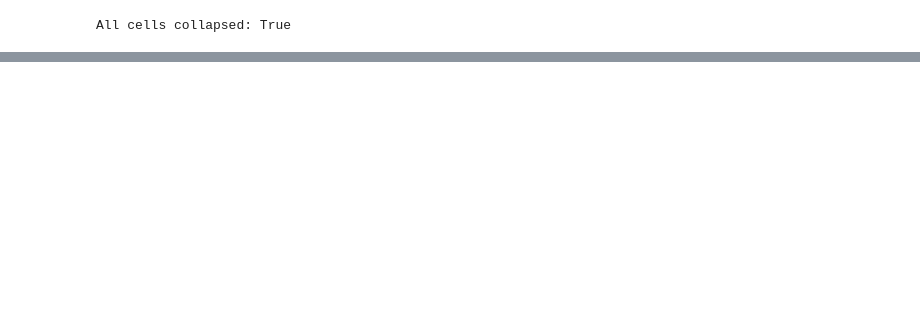
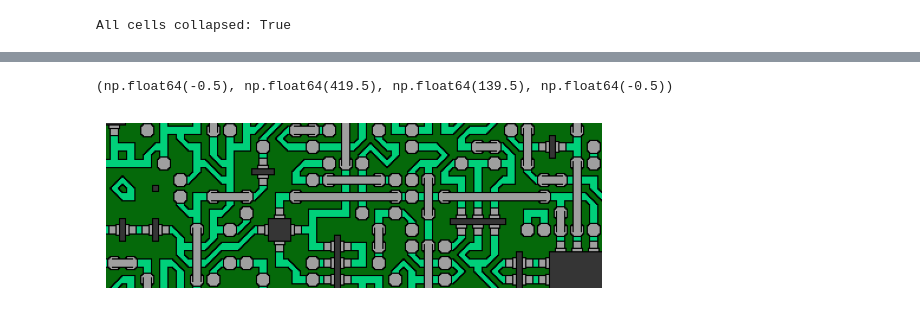
Before and after one commit to Ngoc-Cac/Wave-Function-Collapse, a Jupyter notebook: src/demo.ipynb, the cells around one changed output, grey strips where cells are left out. Cells and saved outputs as stored; diff of their text form; code cells hidden in the pictures; blank space fills up the shorter version.

```diff
--- a/src/demo.ipynb
+++ b/src/demo.ipynb
@@ -63,0 +80,11 @@ pass
+# %%
+tileset_name = 'Circuit'
+tile_folder = osp.join('..', 'images', 'tilesets', tileset_name)
+patterns = load_patterns(tile_folder, rotate=False)
+
+#removing the new skew pattern
+patterns = patterns[:5] + patterns[7:]
+
+fig, axes = show_tiles(patterns)
+fig.suptitle(f'All tiles in {tileset_name} tileset')
+pass
@@ -63,0 +139,34 @@ pass
+# %%
+from wfc.cell_image import Direction
+
+class CustomTile(TileImage):
+    __slots__="index"
+    # This class now receives an additional index of the tile
+    def __init__(self, index, pattern, frequency):
+        super().__init__(pattern, frequency)
+
+        self.index = index
+
+    # adding a custom constraint check
+    def is_adjacent_to(self, tile: 'CustomTile', direction: Direction) -> bool:
+        # only the skew patterns need a different check, that is tiles with indices 4, 5, 21-24
+        # the rest can be checked with the default constraint
+        if not ((tile.index in [4, 5, 21, 22, 23, 24]) or (self.index in [4, 5, 21, 22, 23, 24])):
+            return super().is_adjacent_to(tile, direction)
+        match direction:
+            case Direction.UP:
+                return encoded_patterns[self.index][1, 1] == encoded_patterns[tile.index][0, 0]
+            case Direction.DOWN:
+                return encoded_patterns[self.index][0, 0] == encoded_patterns[tile.index][1, 1]
+            case Direction.LEFT:
+                return encoded_patterns[self.index][0, 1] == encoded_patterns[tile.index][1, 0]
+            case Direction.RIGHT:
+                return encoded_patterns[self.index][1, 0] == encoded_patterns[tile.index][0, 1]
+# %%
+result = wave_function_collapse([CustomTile(i, pattern, 1) for i, pattern in enumerate(patterns)],
+                                (10, 30))
+plt.imshow(result[1])
+plt.axis('off')
+# %% [output]
+(np.float64(-0.5), np.float64(419.5), np.float64(139.5), np.float64(-0.5))
+[figure, added]
```
Also changed, not shown: parts of 14 cells of this notebook.
